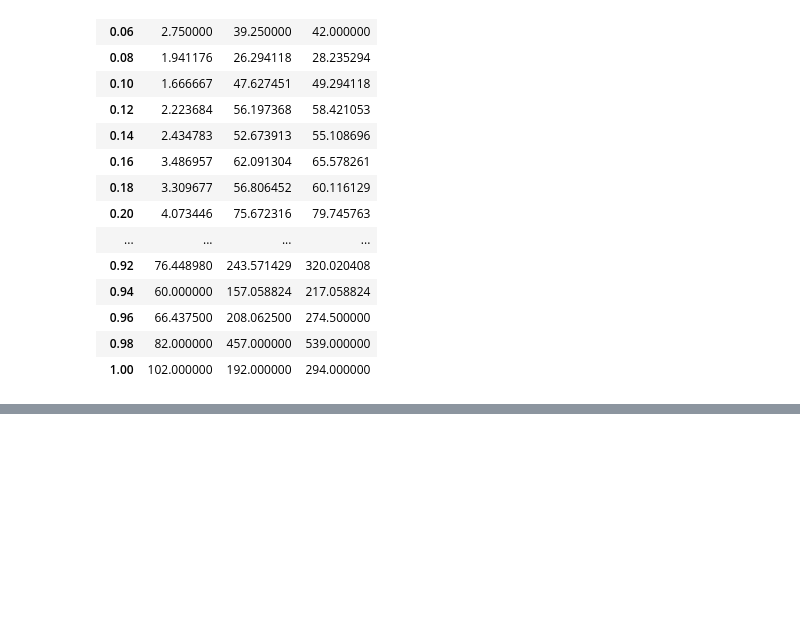
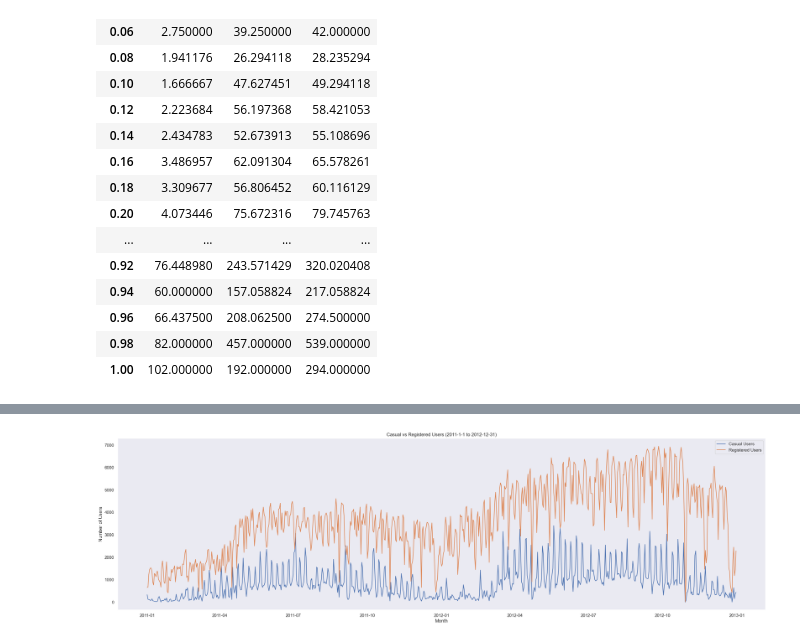
Before and after one commit to duevanofairuz/fp-data-analytics-python-dicoding, a Jupyter notebook: fp-submissions/notebook.ipynb, the cells around one changed output, grey strips where cells are left out. Saved outputs shown, nothing was run; the diff lists cells and outputs as text; code cells hidden in the pictures; blank space fills up the shorter version.

```diff
--- a/fp-submissions/notebook.ipynb
+++ b/fp-submissions/notebook.ipynb
@@ -358,0 +528,14 @@ hour_df.groupby(by="temp").agg({
+# %%
+#mengubah format season menjadi string
+season_mapping = {1: 'Spring', 2: 'Summer', 3: 'Autumn', 4: 'Winter'}
+day_df['season'] = day_df['season'].replace(season_mapping)
+
+#mengubah format yr menjadi string
+yr_mapping = {0: '2011', 1: '2012'}
+day_df['yr'] = day_df['yr'].replace(yr_mapping)
+
+#mengubah format weekday menjadi string
+day_mapping = {0: 'Sunday', 1: 'Monday', 2: 'Tuesday', 3: 'Wednesday', 4: 'Thursday', 5: 'Friday', 6: 'Saturday'}
+day_df['weekday'] = day_df['weekday'].replace(day_mapping)
+
+day_df.sample(10)
@@ -358,0 +576,22 @@ hour_df.groupby(by="temp").agg({
+# %%
+# Menjawab pertanyaan nomor 2: Bagaimana perkembangan casual dan registered user selama 2 tahun ini?
+# Set 'dteday' sebagai index
+day_df.set_index('dteday', inplace=True)
+# %%
+# Plot data
+plt.figure(figsize=(30, 8))
+plt.plot(day_df['casual'], label='Casual Users')
+plt.plot(day_df['registered'], label='Registered Users')
+
+# Judul dan label
+plt.title('Casual vs Registered Users (2011-1-1 to 2012-12-31)')
+plt.xlabel('Month')
+plt.ylabel('Number of Users')
+
+# Tampilkan legenda
+plt.legend()
+
+# Tampilkan plot
+plt.show()
+# %% [output]
+[figure, added]
```
Also changed, not shown: parts of 24 cells of this notebook.
